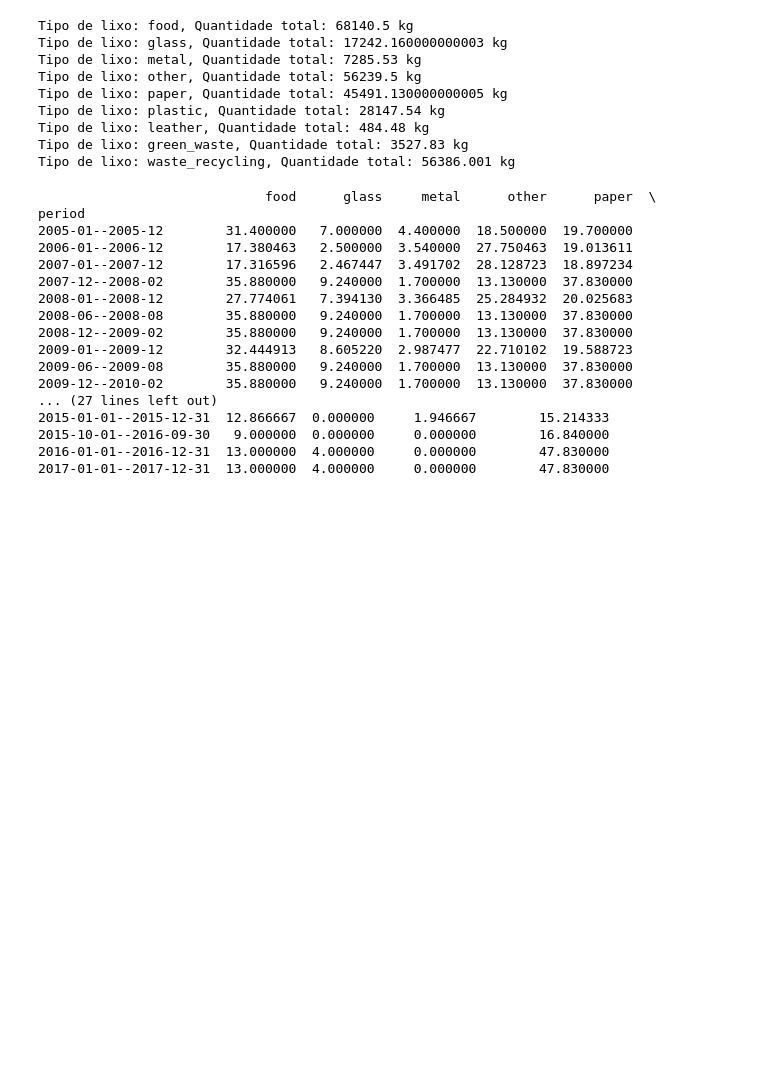
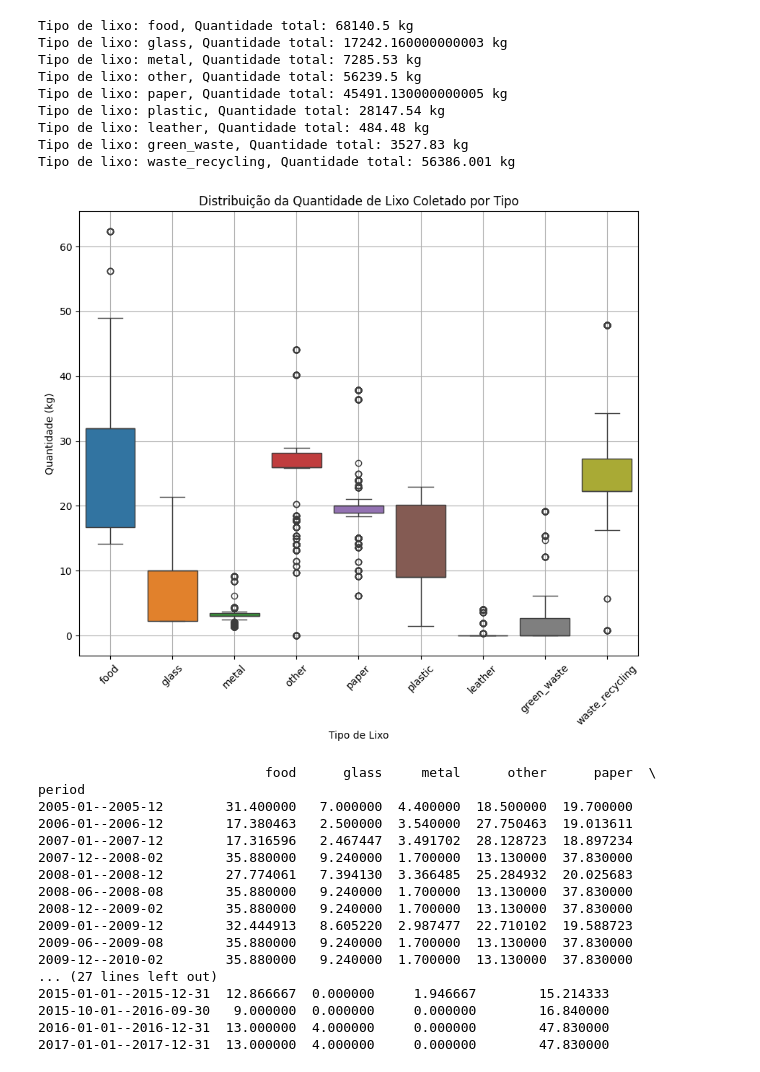
Before and after one commit to SamaraMoreira/EcoOcean-IA, a Jupyter notebook: EcoOcean.ipynb, the cells around one changed output. Saved outputs shown, nothing was run; the diff lists cells and outputs as text; code cells hidden in the pictures; blank space fills up the shorter version.

```diff
--- a/EcoOcean.ipynb
+++ b/EcoOcean.ipynb
@@ -181,6 +179,18 @@ Tipo de lixo: plastic, Quantidade total: 28147.54 kg
 Tipo de lixo: leather, Quantidade total: 484.48 kg
 Tipo de lixo: green_waste, Quantidade total: 3527.83 kg
 Tipo de lixo: waste_recycling, Quantidade total: 56386.001 kg
+# %%
+# Gerar um boxplot com os dados
+plt.figure(figsize=(10, 8))
+sns.boxplot(data=WaterPollution.iloc[:, 9:])  # Selecionando apenas as colunas dos tipos de lixo
+plt.title('Distribuição da Quantidade de Lixo Coletado por Tipo')
+plt.xlabel('Tipo de Lixo')
+plt.ylabel('Quantidade (kg)')
+plt.xticks(rotation=45)  # Rotaciona os rótulos do eixo x para facilitar a leitura
+plt.grid(True)
+plt.show()
+# %% [output]
+[figure, added]
 # %%
 # Selecionar as colunas relevantes para a análise
 df_lixo = WaterPollution[['period', 'food', 'glass', 'metal', 'other', 'paper', 'plastic', 'leather', 'green_waste', 'waste_recycling']]
```
Also changed, not shown: parts of 37 cells of this notebook.
